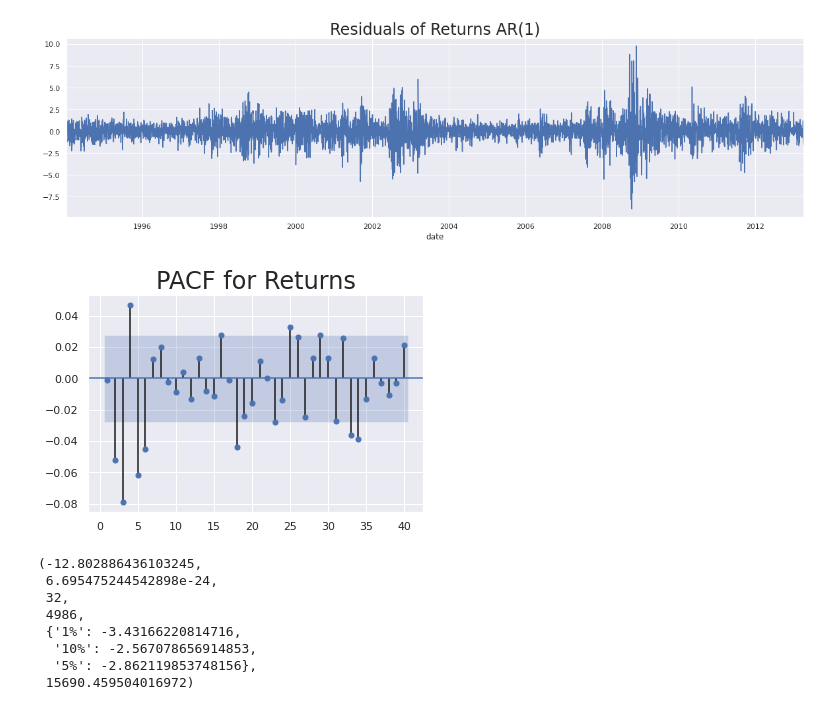
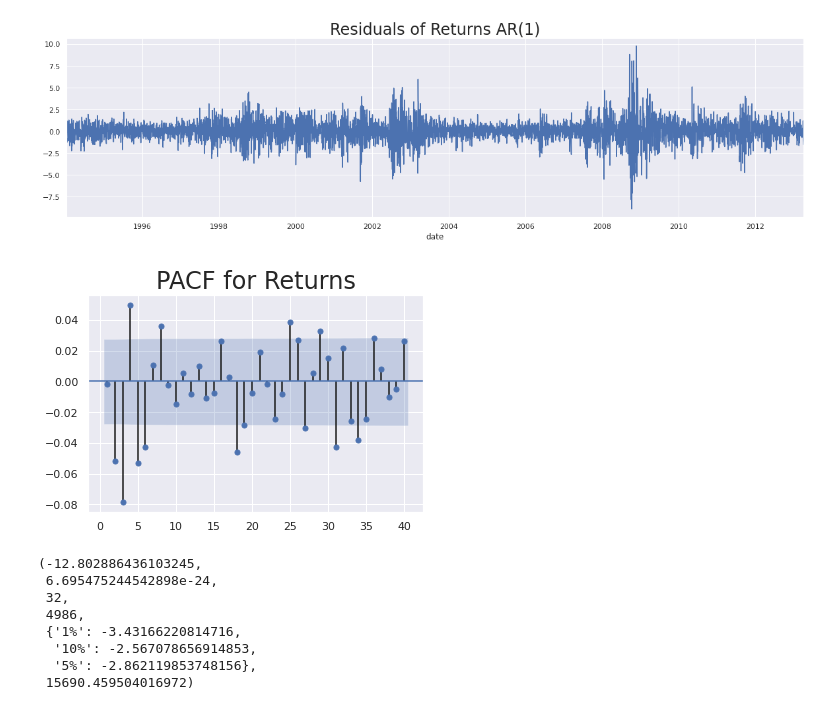
Before and after one commit to jjsalazarr/curso-series-temporales, a Jupyter notebook: 7. ARMA autorregresivos de medias moviles/Python/9_ARMA_.ipynb, the cells around one changed output. Cells and saved outputs as stored; diff of their text form; code cells hidden in the pictures.

```diff
--- a/7. ARMA autorregresivos de medias moviles/Python/9_ARMA_.ipynb
+++ b/7. ARMA autorregresivos de medias moviles/Python/9_ARMA_.ipynb
@@ -130,11 +130,11 @@ plt.show()
 # %% [output]
 [figure]
 # %%
-sgt.plot_pacf(df.res_ret_ar_1[1:], zero = False, lags = 40, method='ols')
+sgt.plot_acf(df.res_ret_ar_1[2:], zero = False, lags = 40)
 plt.title("PACF for Returns",size=24)
 plt.show()
 # %% [output]
-[figure, old version]
+[figure, new version]
 # %%
 df=df.iloc[1:]
 sts.adfuller(df.res_ret_ar_1)
```
